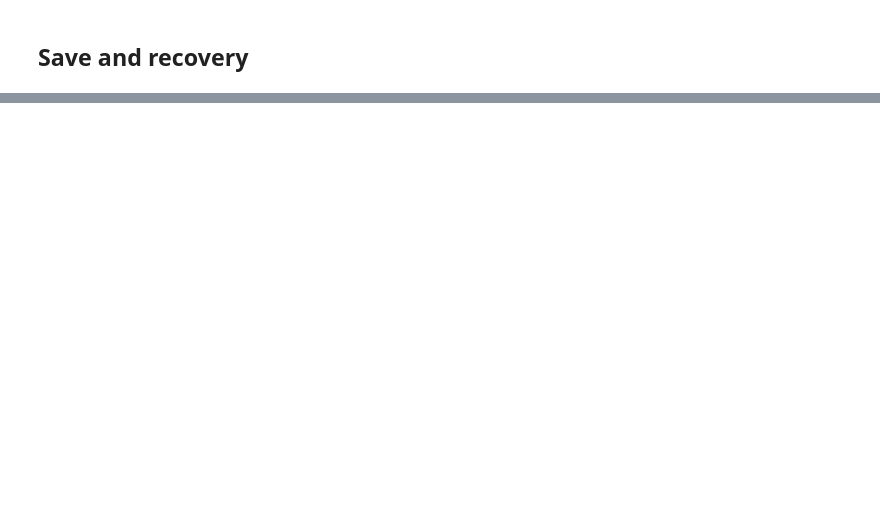
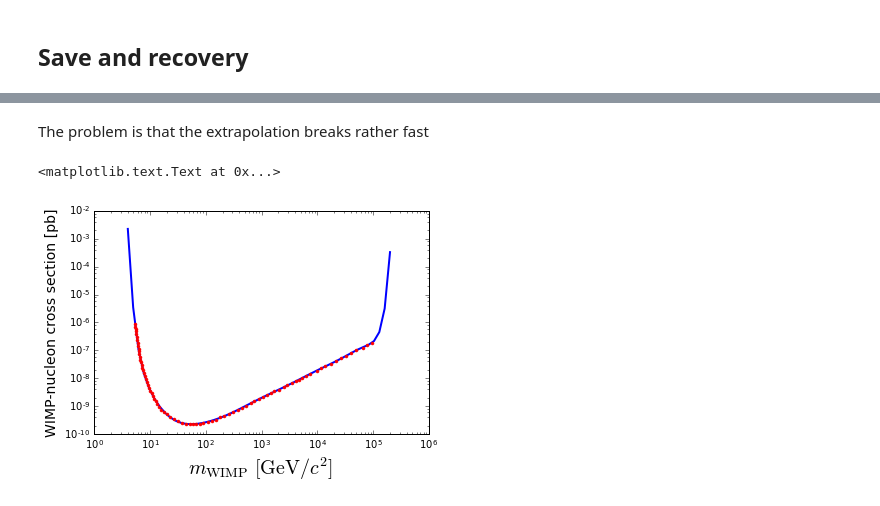
Before and after one commit to restrepo/straightfits, a Jupyter notebook: index.ipynb, the cells around one changed output, grey strips where cells are left out. Saved outputs shown, nothing was run; the diff lists cells and outputs as text; code cells hidden in the pictures; blank space fills up the shorter version.

```diff
--- a/index.ipynb
+++ b/index.ipynb
@@ -81,0 +80,11 @@ print lux_new.poly1d
+# %% [markdown]
+The problem is that the  extrapolation breaks rather fast
+# %%
+xlog=np.logspace( np.log10( 4 ),np.log10( 2E5 ) )
+plt.loglog( xlog,lux_new(xlog),lw=2)
+plt.loglog(df[x],df[y],'r.')
+plt.xlabel(r'$m_{\rm WIMP}\ [{\rm GeV}/c^2]$ ',size=20)
+plt.ylabel(r'WIMP-nucleon cross section [pb]',size=14)
+# %% [output]
+<matplotlib.text.Text at 0x...>
+[figure, added]
```
Also changed, not shown: parts of 16 cells of this notebook, 3 other files.
